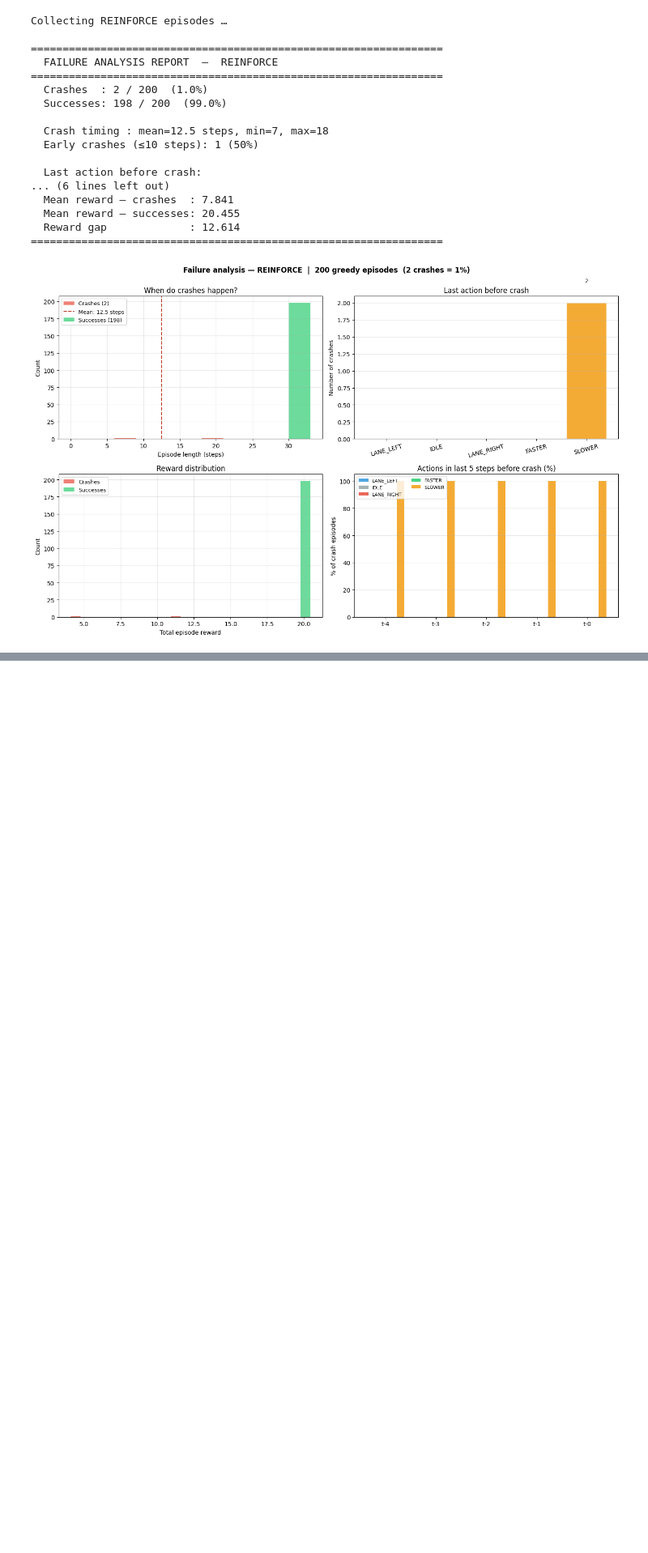
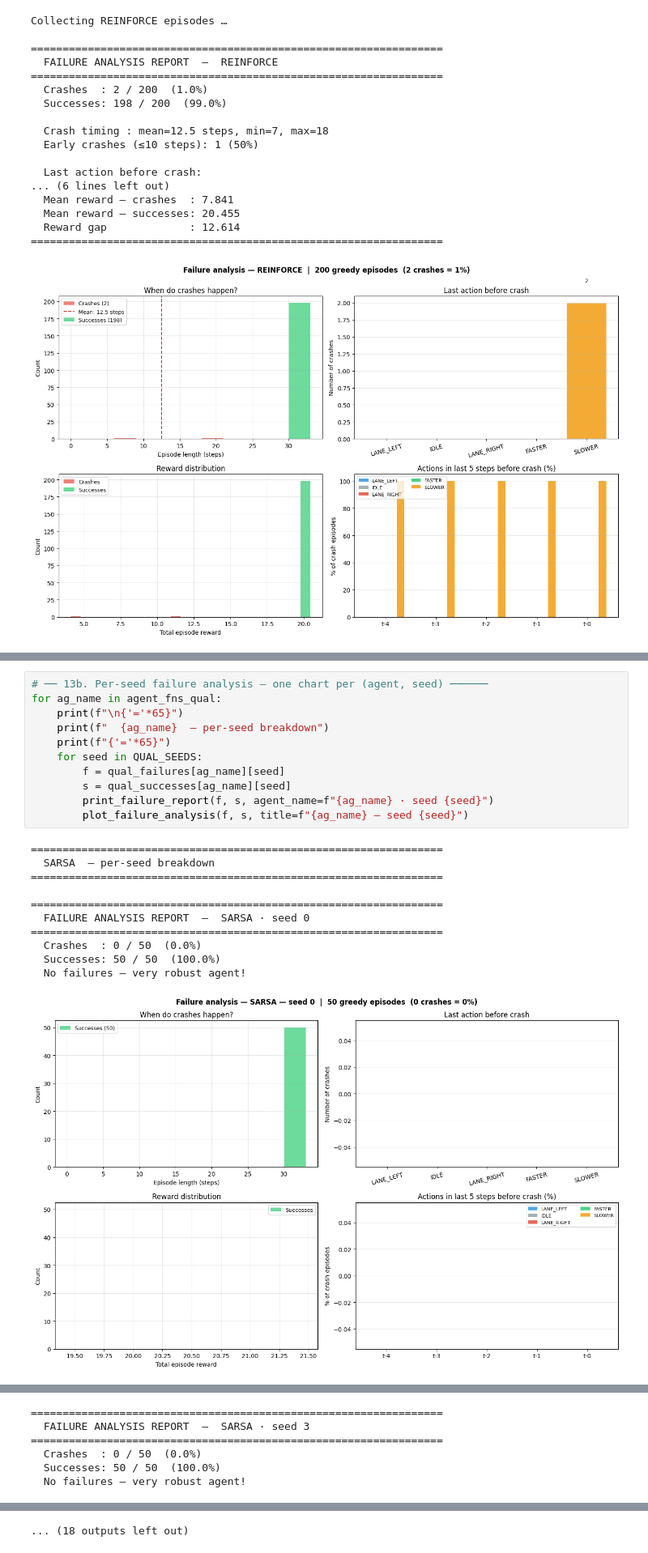
Before and after one commit to sarrasakgi/rl-highway-project-grp15, a Jupyter notebook: RL_SARSA_REINFORCE.ipynb, the cells around one changed output, grey strips where cells are left out. Shown at 81% size. Drawn from its saved outputs; the diff is of its cells as text; blank space fills up the shorter version.

```diff
--- a/RL_SARSA_REINFORCE.ipynb
+++ b/RL_SARSA_REINFORCE.ipynb
@@ -1498,0 +1900,23 @@ Collecting REINFORCE episodes …
+# %%
+# ── 13b. Per-seed failure analysis — one chart per (agent, seed) ──────
+for ag_name in agent_fns_qual:
+    print(f"\n{'='*65}")
+    print(f"  {ag_name}  — per-seed breakdown")
+    print(f"{'='*65}")
+    for seed in QUAL_SEEDS:
+        f = qual_failures[ag_name][seed]
+        s = qual_successes[ag_name][seed]
+        print_failure_report(f, s, agent_name=f"{ag_name} · seed {seed}")
+        plot_failure_analysis(f, s, title=f"{ag_name} — seed {seed}")
+# %% [output]
+=================================================================
+  SARSA  — per-seed breakdown
+=================================================================
+
+=================================================================
+  FAILURE ANALYSIS REPORT  —  SARSA · seed 0
+=================================================================
+  Crashes  : 0 / 50  (0.0%)
+  Successes: 50 / 50  (100.0%)
+  No failures — very robust agent!
+[figure, added]
@@ -1498,0 +1965,6 @@ Collecting REINFORCE episodes …
+=================================================================
+  FAILURE ANALYSIS REPORT  —  SARSA · seed 3
+=================================================================
+  Crashes  : 0 / 50  (0.0%)
+  Successes: 50 / 50  (100.0%)
+  No failures — very robust agent!
@@ -1498,0 +2004 @@ Collecting REINFORCE episodes …
+... (18 outputs left out)
```
Also changed, not shown: parts of 17 cells of this notebook.
